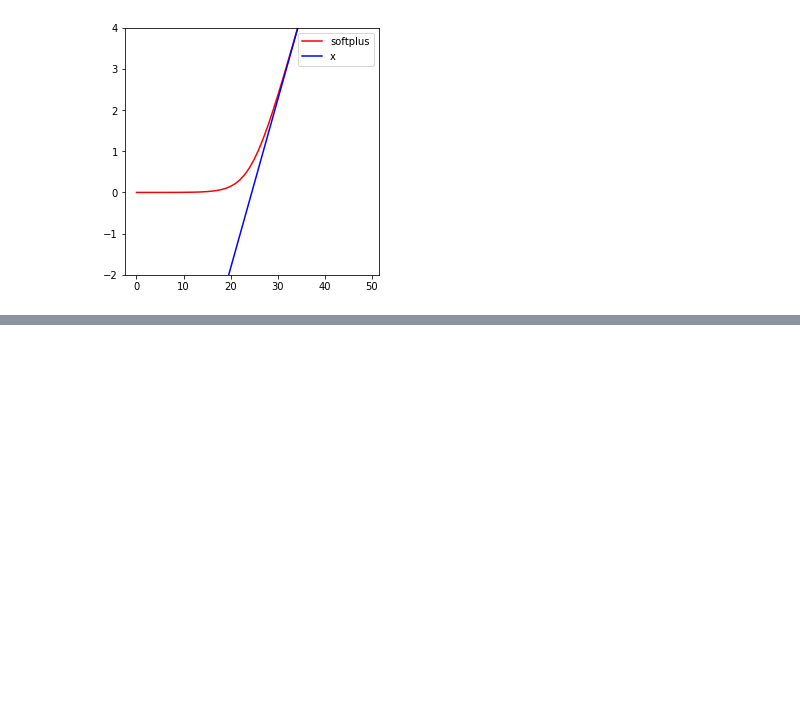
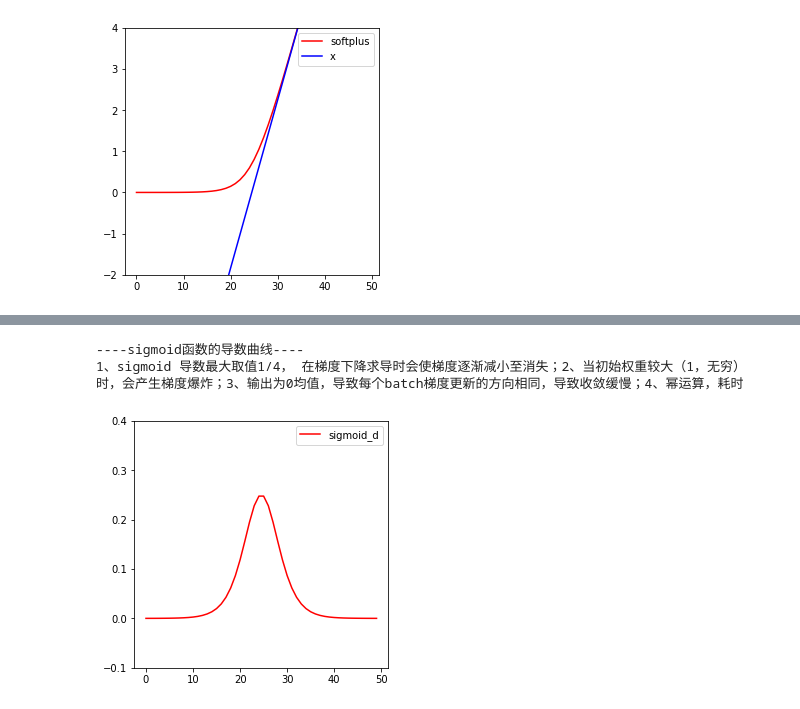
Before and after one commit to sqschrispaul/tensorflow_reinforcement, a Jupyter notebook: 3.激活函数.ipynb, the cells around one changed output, grey strips where cells are left out. Drawn from its saved outputs; the diff is of its cells as text; code cells hidden in the pictures; blank space fills up the shorter version.

```diff
--- a/3.激活函数.ipynb
+++ b/3.激活函数.ipynb
@@ -84,0 +89,3 @@ plt.show()
+# %%
+x1 = tf.linspace(-10.0, 10.0, 50)
+print(x1)
@@ -84,0 +94,22 @@ plt.show()
+# %%
+with tf.GradientTape(persistent=True) as t:
+    t.watch(x1)
+    z_sigmoid = 1/ (1 + tf.exp(-x1))  # 公式
+    z_tanh = (tf.exp(x1) - tf.exp(-x1))/(tf.exp(x1) + tf.exp(-x1))
+    z_relu = tf.maximum(0.0, x1)
+    z_leak_relu = tf.maximum(0.1*x1, x1)  # alpha = 0.1 alpha系数
+    z_softplus = tf.log(1 + tf.exp(x1))
+    dz_sigmoid_dx1 = t.gradient(z_sigmoid, x1)
+    dz_tanh_dx1 = t.gradient(z_tanh, x1)
+    dz_relu_dx1 = t.gradient(z_relu, x1)
+    dz_leak_relu_dx1 = t.gradient(z_leak_relu, x1)
+    dz_softplus_dx1 = t.gradient(z_softplus, x1)
+
+
+with tf.Session() as sess:
+    sigmoid_d =sess.run(dz_sigmoid_dx1)  # sigmoid导数
+    tanh_d = sess.run(dz_tanh_dx1)   # tanh的导数
+    relu_d = sess.run(dz_relu_dx1)  # relu的导数
+    leak_relu_d = sess.run(dz_leak_relu_dx1)  # leak_relu的导数
+    softplus_d = sess.run(dz_softplus_dx1)  # softplus的导数
+    x1_ = sess.run(x1)
@@ -84,0 +122,18 @@ plt.show()
+# %%
+# -*- coding:utf-8 -*-
+print("----sigmoid函数的导数曲线----")
+plt.figure(1, figsize=(10, 10))
+plt.subplot(221)
+plt.plot(sigmoid_d, c='red', label='sigmoid_d')
+# plt.plot(x1_, c='blue', label='x')
+plt.ylim((-0.1, 0.4))
+plt.legend(loc='best')
+plt.show()
+print("1、sigmoid 导数最大取值1/4， 在梯度下降求导时会使梯度逐渐减小至消失；"
+      "2、当初始权重较大（1，无穷）时，会产生梯度爆炸；"
+      "3、输出为0均值，导致每个batch梯度更新的方向相同，导致收敛缓慢；"
+      "4、幂运算，耗时")
+# %% [output]
+----sigmoid函数的导数曲线----
+1、sigmoid 导数最大取值1/4， 在梯度下降求导时会使梯度逐渐减小至消失；2、当初始权重较大（1，无穷）时，会产生梯度爆炸；3、输出为0均值，导致每个batch梯度更新的方向相同，导致收敛缓慢；4、幂运算，耗时
+[figure, added]
```
Also changed, not shown: parts of 9 cells of this notebook.
